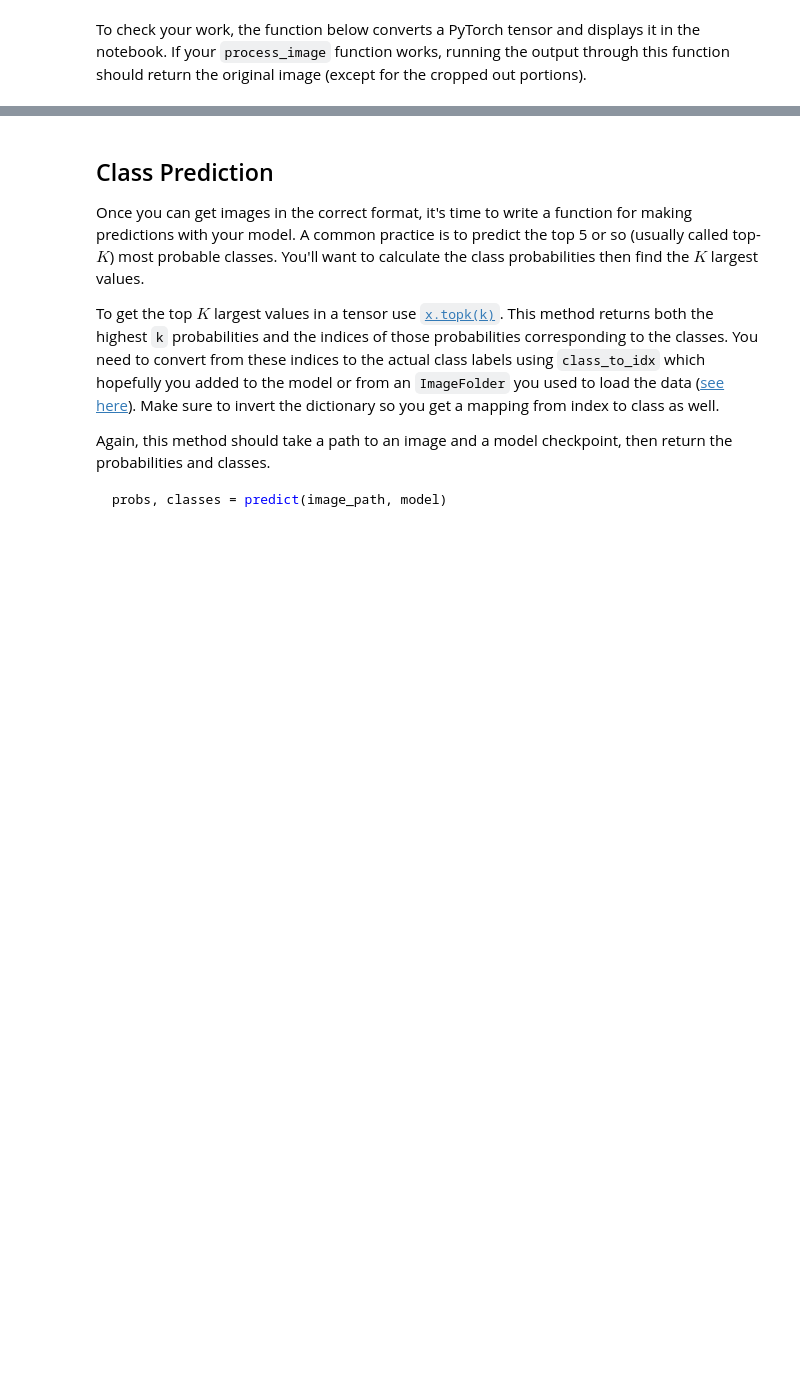
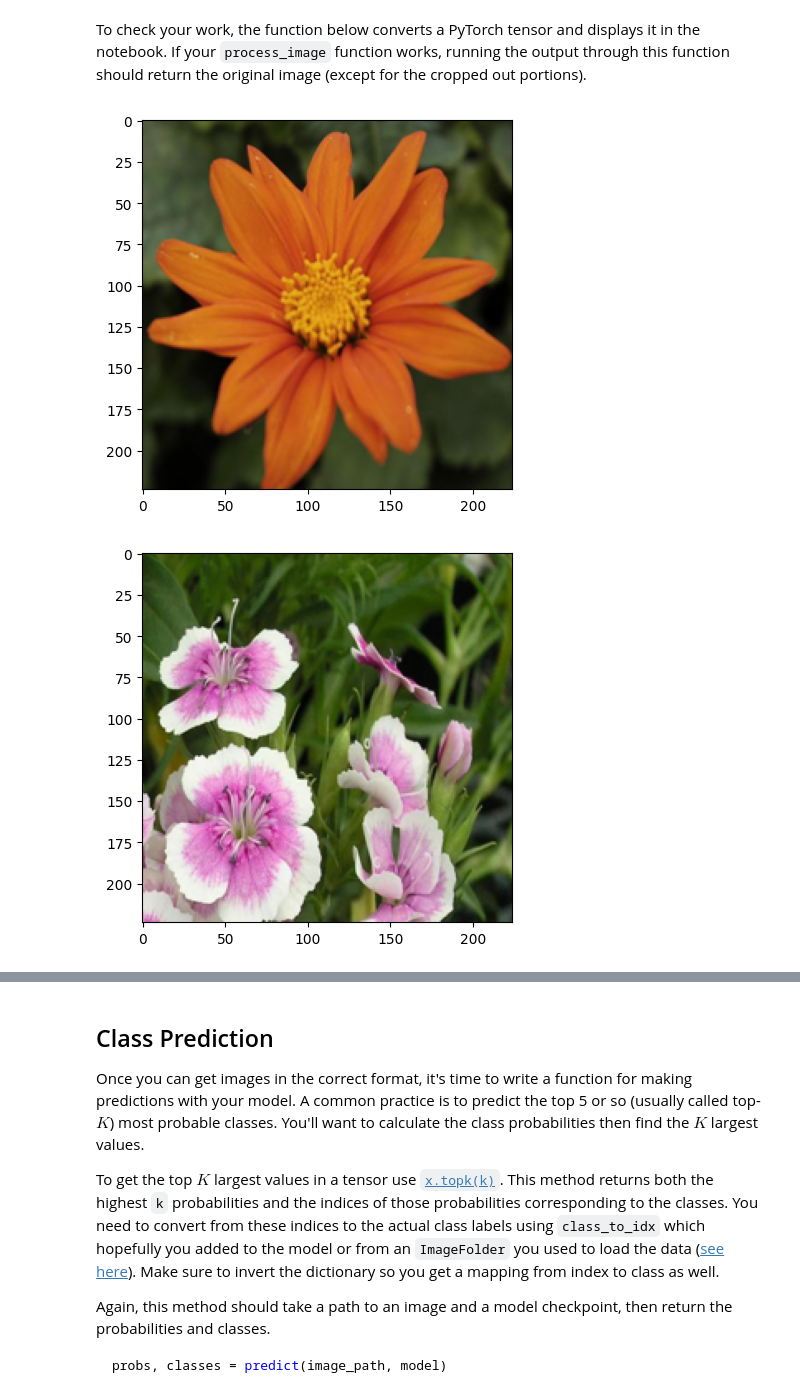
Before and after one commit to gatiambaliya04/aipnd-project, a Jupyter notebook: Image Classifier Project.ipynb, the cells around one changed output, grey strips where cells are left out. Cells and saved outputs as stored; diff of their text form; code cells hidden in the pictures; blank space fills up the shorter version.

```diff
--- a/Image Classifier Project.ipynb
+++ b/Image Classifier Project.ipynb
@@ -290,23 +315,67 @@ def process_image(image):
+# %%
+def process_image(image):
+    ''' Scales, crops, and normalizes a PIL image for a PyTorch model,
+        returns an Numpy array
+    '''
+
+    # TODO: Process a PIL image for use in a PyTorch model
+    img = Image.open(image)
+
+    # Resize and crop the image
+    size = 256
+    img = img.resize((size, size))
+
+    # Center crop to 224x224
+    crop_size = 224
+    left = (size - crop_size) / 2
+    top = (size - crop_size) / 2
+    right = (size + crop_size) / 2
+    bottom = (size + crop_size) / 2
+    img = img.crop((left, top, right, bottom))
+
+    # Convert PIL image to NumPy array
+    np_img = np.array(img) / 255.0
+
+    # Normalize each color channel
+    mean = np.array([0.485, 0.456, 0.406])
+    std = np.array([0.229, 0.224, 0.225])
+    np_img = (np_img - mean) / std
+
+    # Set the color to the first channel
+    np_img = np_img.transpose(2, 0, 1)
+
+    return np_img
 # %% [markdown]
 To check your work, the function below converts a PyTorch tensor and displays it in the notebook. If your `process_image` function works, running the output through this function should return the original image (except for the cropped out portions).
 # %%
+import PIL
+from PIL import Image
+import matplotlib.pyplot as plt
+import numpy
 def imshow(image, ax=None, title=None):
     """Imshow for Tensor."""
     if ax is None:
         fig, ax = plt.subplots()
 
     # PyTorch tensors assume the color channel is the first dimension
-    # but matplotlib assumes is the third dimension
-    image = image.numpy().transpose((1, 2, 0))
+    # but matplotlib assumes it's the third dimension
+    image = image.transpose((1, 2, 0))
 
     # Undo preprocessing
     mean = np.array([0.485, 0.456, 0.406])
     std = np.array([0.229, 0.224, 0.225])
     image = std * image + mean
 
     # Image needs to be clipped between 0 and 1 or it looks like noise when displayed
     image = np.clip(image, 0, 1)
 
     ax.imshow(image)
 
     return ax
+imshow(process_image("flowers/test/59/image_05020.jpg"))
+imshow(process_image("flowers/test/30/image_03506.jpg"))
+imshow(process_image("flowers/test/55/image_04747.jpg"))
+plt.show()
+# %% [output]
+[figure, added]
+[figure, added]
```
Also changed, not shown: parts of 22 cells of this notebook.
